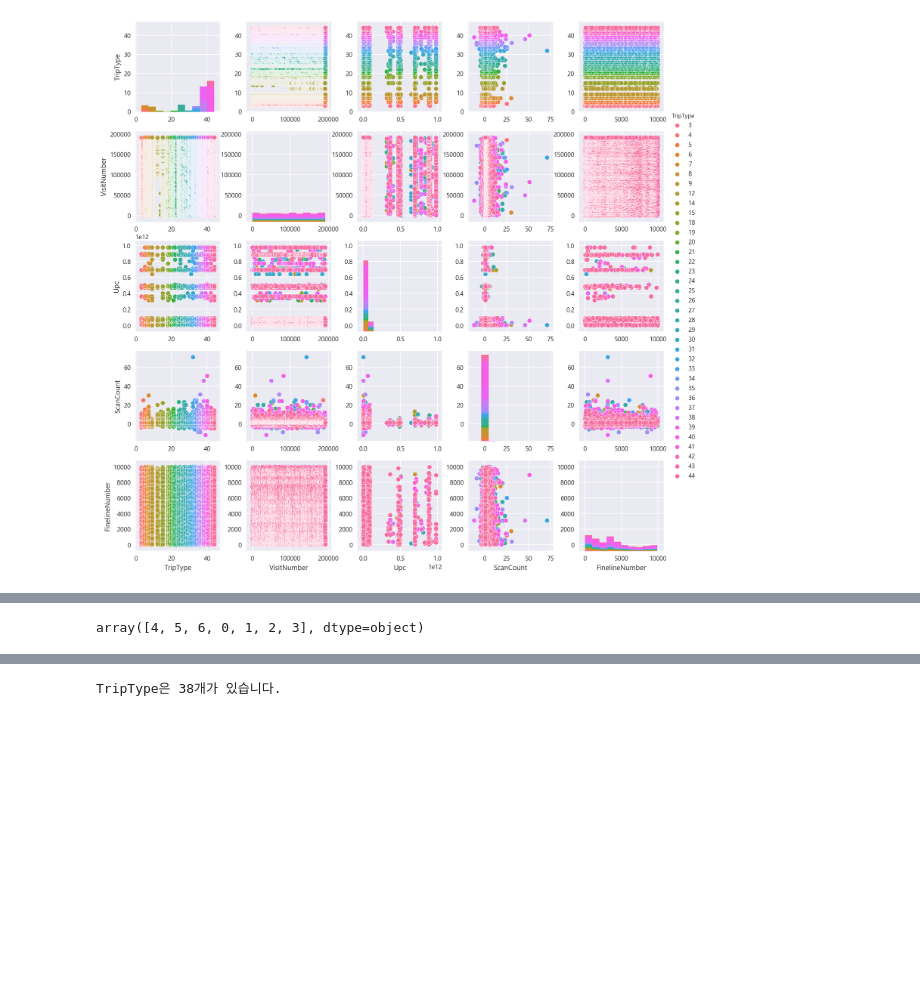
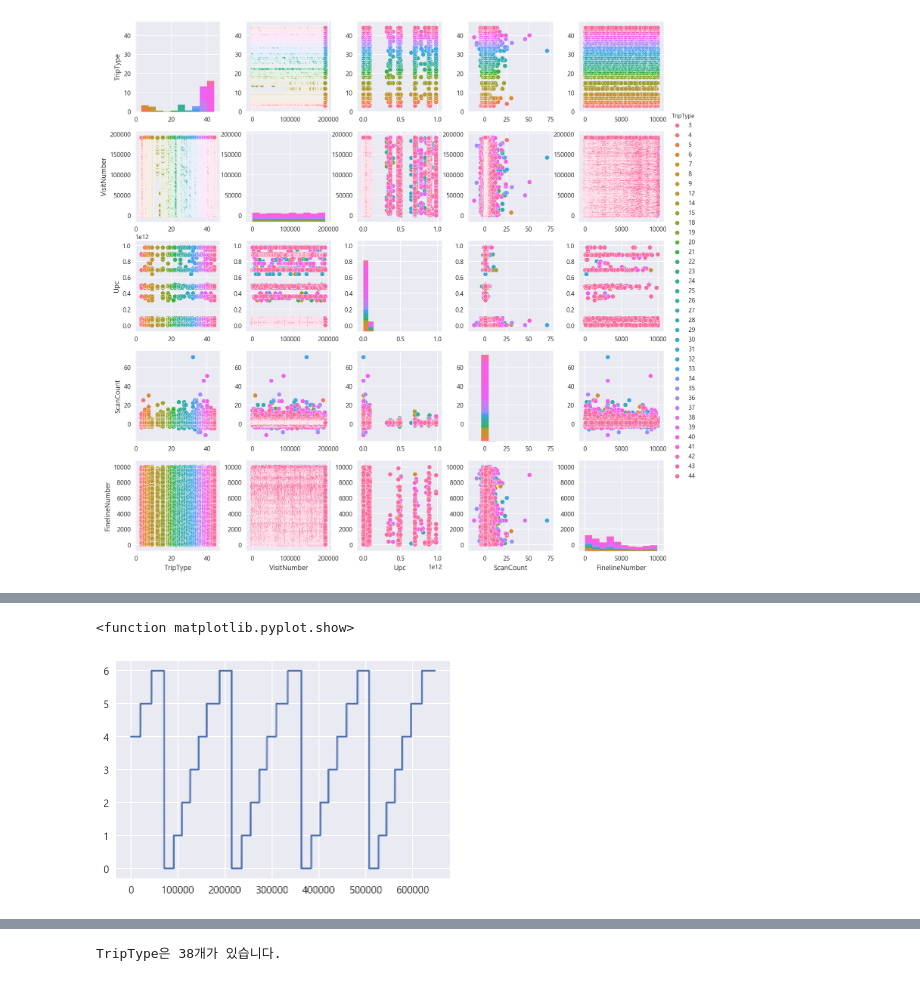
Before and after one commit to YounginLEE/DSS7_Team3, a Jupyter notebook: LYI/Walmart_EDA.ipynb, the cells around one changed output, grey strips where cells are left out. Drawn from its saved outputs; the diff is of its cells as text; code cells hidden in the pictures; blank space fills up the shorter version.

```diff
--- a/LYI/Walmart_EDA.ipynb
+++ b/LYI/Walmart_EDA.ipynb
@@ -157,7 +181,3 @@ for i in range(0, 647054):
         train.iat[i, 2] = 5
     else:
         train.iat[i, 2] = 6
-# %%
-train["Weekday"].unique()
-# %% [output]
-array([4, 5, 6, 0, 1, 2, 3], dtype=object)
@@ -163,0 +200,6 @@ array([4, 5, 6, 0, 1, 2, 3], dtype=object)
+# %%
+plt.plot(train["Weekday"])
+plt.show
+# %% [output]
+<function matplotlib.pyplot.show>
+[figure, added]
```
Also changed, not shown: parts of 20 cells of this notebook.
